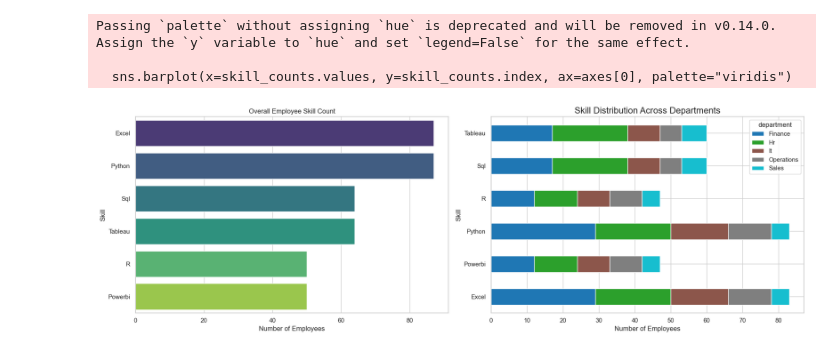
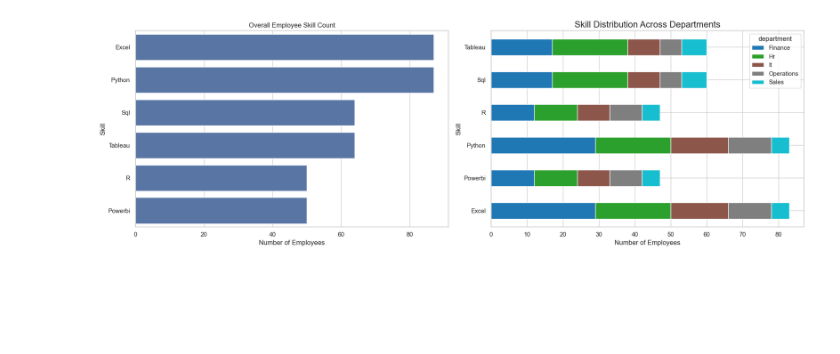
Before and after one commit to Indukurivigneshvarma/Data_Analytics_Employees, a Jupyter notebook: Python_files/Skill_Distribution.ipynb, the cells around one changed output. Cells and saved outputs as stored; diff of their text form; code cells hidden in the pictures; blank space fills up the shorter version.

```diff
--- a/Python_files/Skill_Distribution.ipynb
+++ b/Python_files/Skill_Distribution.ipynb
@@ -66,25 +20,22 @@ skill_dept_counts
 # %%
 sns.set(style="whitegrid")
 fig, axes = plt.subplots(1, 2, figsize=(18,6))
 
-sns.barplot(x=skill_counts.values, y=skill_counts.index, ax=axes[0], palette="viridis")
+sns.barplot(x=skill_counts.values, y=skill_counts.index, ax=axes[0])
 axes[0].set_title('Overall Employee Skill Count')
 axes[0].set_xlabel('Number of Employees')
 axes[0].set_ylabel('Skill')
 
 skill_dept_counts = df_exploded.groupby(['skills','department']).size().unstack(fill_value=0)
 
 skill_dept_counts.plot(kind='barh', stacked=True, colormap='tab10', ax=axes[1])
 axes[1].set_title('Skill Distribution Across Departments', fontsize=16)
 axes[1].set_xlabel('Number of Employees', fontsize=12)
 axes[1].set_ylabel('Skill', fontsize=12)
 
 
 
 plt.tight_layout()
 plt.show()
 # %% [output]
-Passing `palette` without assigning `hue` is deprecated and will be removed in v0.14.0. Assign the `y` variable to `hue` and set `legend=False` for the same effect.
-
-  sns.barplot(x=skill_counts.values, y=skill_counts.index, ax=axes[0], palette="viridis")
-[figure, old version]
+[figure, new version]
```
Also changed, not shown: parts of 3 cells of this notebook.
